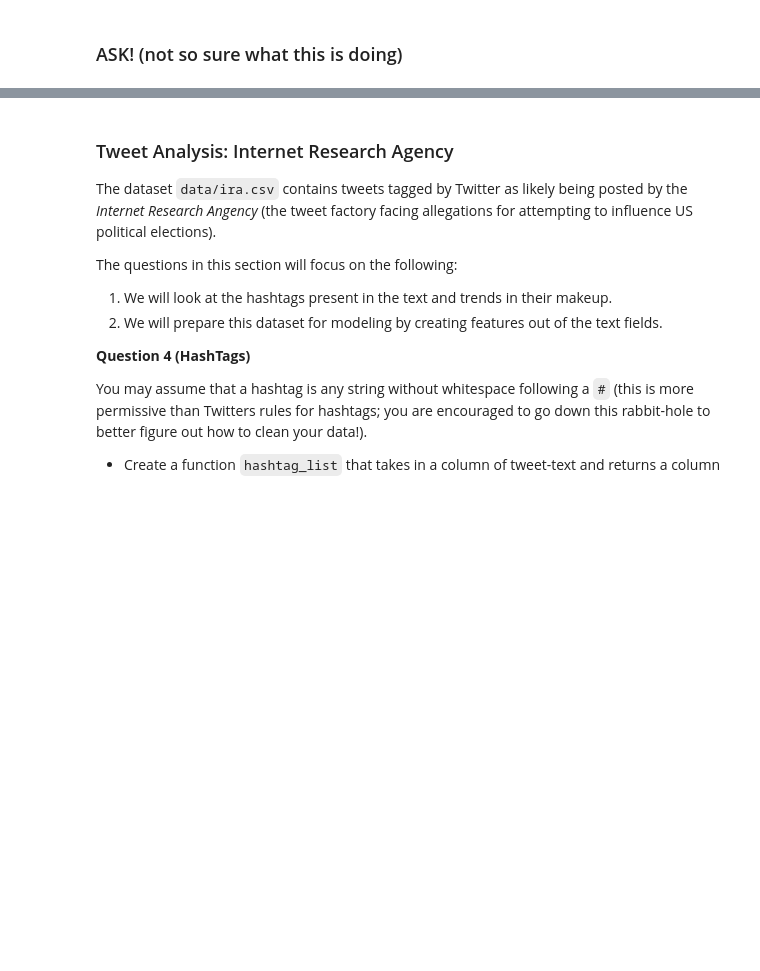
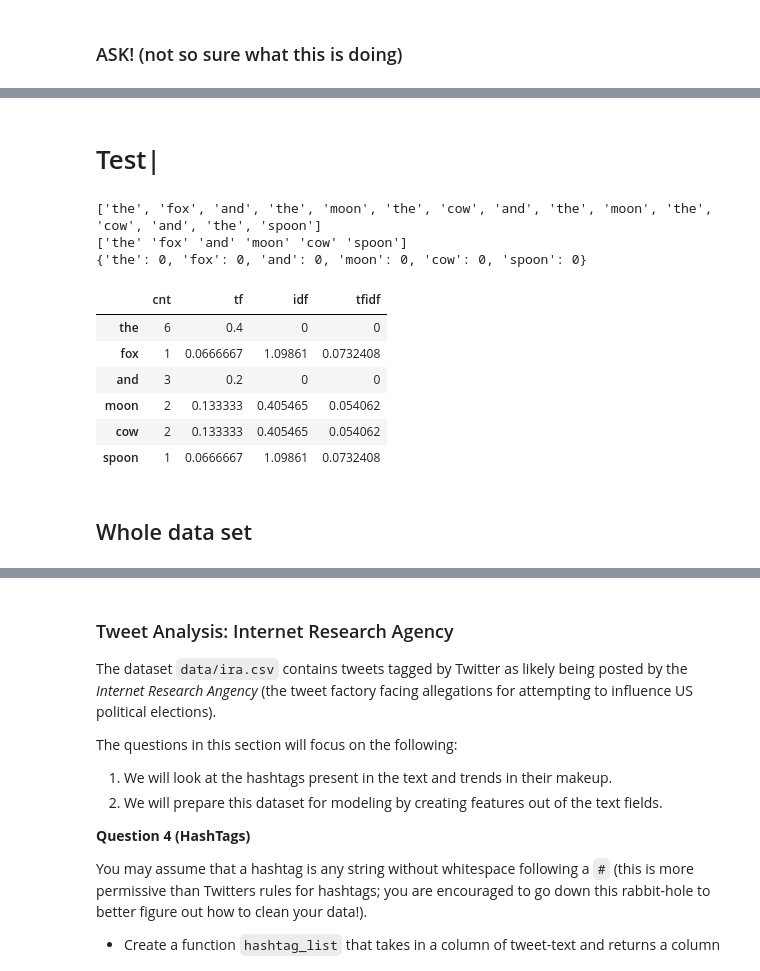
Before and after one commit to AECassAWei/dsc80-wi20, a Jupyter notebook: labs/lab07/lab07.ipynb, the cells around one changed output, grey strips where cells are left out. Saved outputs shown, nothing was run; the diff lists cells and outputs as text; code cells hidden in the pictures; blank space fills up the shorter version.

```diff
--- a/labs/lab07/lab07.ipynb
+++ b/labs/lab07/lab07.ipynb
@@ -650 +741,51 @@ array(['this', 'is', 'a', 'great', 'new', 'case', 'design', 'that', 'i',
+# %% [markdown]
+# Test|
+# %%
+sent = [
+    'the fox and the moon',
+    'the cow and the moon',
+    'the cow and the spoon'
+]
+sentences = pd.Series(sent)
+sentence = 'the fox and the moon'
+# %%
+words = sentences.str.split().sum()
+print(words)
+uniquewords = pd.Series(words).unique()
+print(uniquewords)
+freq = dict.fromkeys(uniquewords, 0)
+print(freq)
+for word in words:
+    freq[word] += 1
+length = len(words)
+check = pd.DataFrame(columns=['cnt', 'tf', 'idf', 'tfidf'], index=uniquewords)  # dataframe of documents
+
+for word in uniquewords:
+    # print(word)
+    re_pat = '\\b%s\\b' % word
+    cnt = freq.get(word)
+    tf = cnt / length#(pd.Series(review).str.count('\\b') + 1).values[0]
+    idf = np.log(len(sentences) / sentences.str.contains(re_pat).sum())#.values[0]
+    # print(tf.values[0])
+    # df['cnt'], df['tf'], df['idf'], df['tfidf'] = cnt, tf, idf, tf * idf
+    check.loc[word, 'cnt'], check.loc[word, 'tfidf'] = cnt, tf * idf
+    check.loc[word, 'tf'], check.loc[word, 'idf'] = tf, idf
+    # df.loc[word] = pd.Series([cnt, tf, idf, tf * idf])
+# df.loc['this', 'cnt'] = 1
+
+check#['cnt'].sum()#.sort_values('tfidf', ascending=False)
+# com2 = df.index
+# %% [output]
+['the', 'fox', 'and', 'the', 'moon', 'the', 'cow', 'and', 'the', 'moon', 'the', 'cow', 'and', 'the', 'spoon']
+['the' 'fox' 'and' 'moon' 'cow' 'spoon']
+{'the': 0, 'fox': 0, 'and': 0, 'moon': 0, 'cow': 0, 'spoon': 0}
+|  | cnt | tf | idf | tfidf |
+| the | 6 | 0.4 | 0 | 0 |
+| fox | 1 | 0.0666667 | 1.09861 | 0.0732408 |
+| and | 3 | 0.2 | 0 | 0 |
+| moon | 2 | 0.133333 | 0.405465 | 0.054062 |
+| cow | 2 | 0.133333 | 0.405465 | 0.054062 |
+| spoon | 1 | 0.0666667 | 1.09861 | 0.0732408 |
+# %% [markdown]
+## Whole data set
 # %%
```
Also changed, not shown: parts of 38 cells of this notebook.
